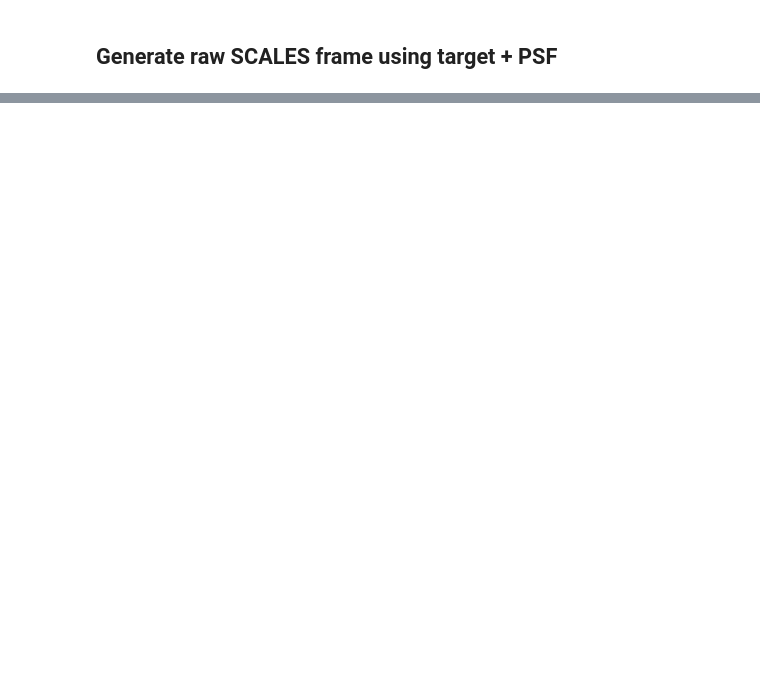
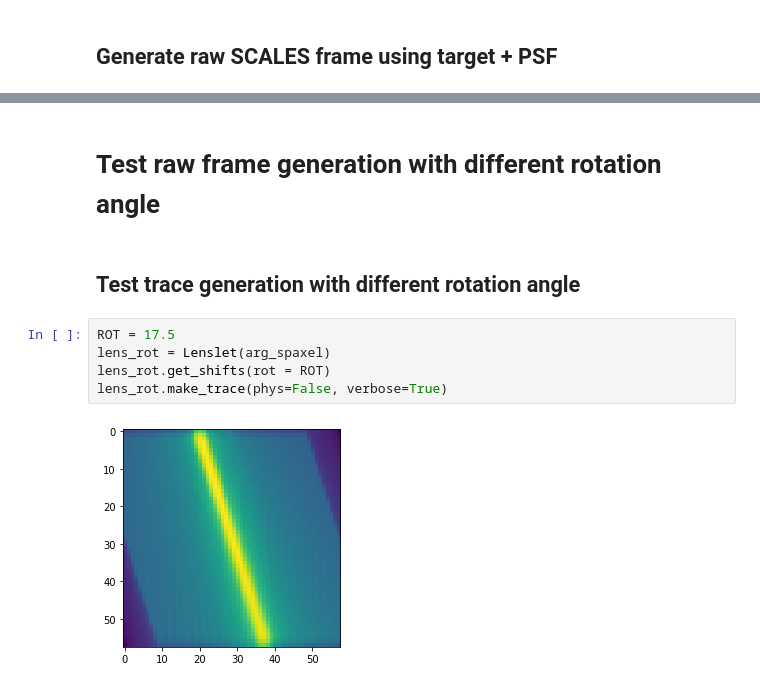
Before and after one commit to scalessim/scalessim, a Jupyter notebook: scales_SED_cube_physopt.ipynb, the cells around one changed output, grey strips where cells are left out. Saved outputs shown, nothing was run; the diff lists cells and outputs as text; blank space fills up the shorter version.

```diff
--- a/scales_SED_cube_physopt.ipynb
+++ b/scales_SED_cube_physopt.ipynb
@@ -210,0 +238,11 @@ plt.imshow(raw[500:600,500:600])
+# %% [markdown]
+# Test raw frame generation with different rotation angle
+# %% [markdown]
+## Test trace generation with different rotation angle
+# %%
+ROT = 17.5
+lens_rot = Lenslet(arg_spaxel)
+lens_rot.get_shifts(rot = ROT)
+lens_rot.make_trace(phys=False, verbose=True)
+# %% [output]
+[figure, added]
```
Also changed, not shown: parts of 23 cells of this notebook.
